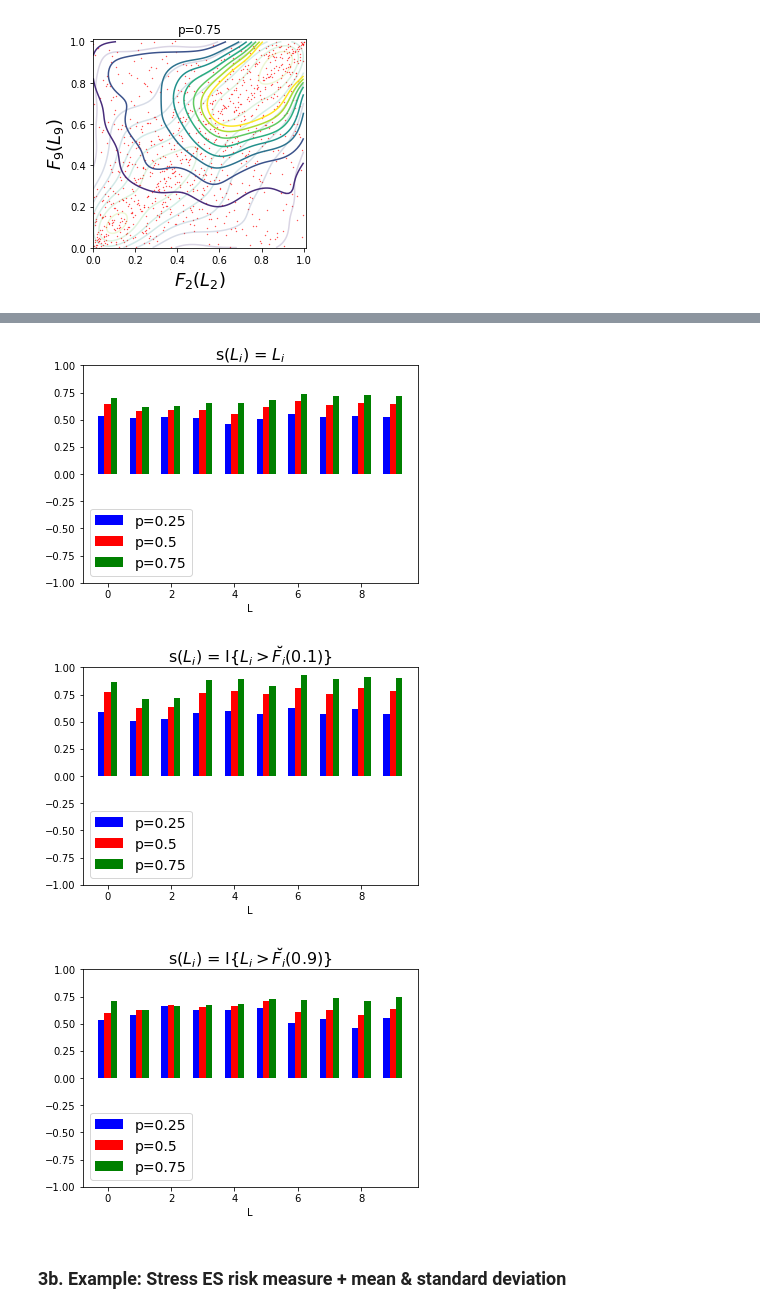
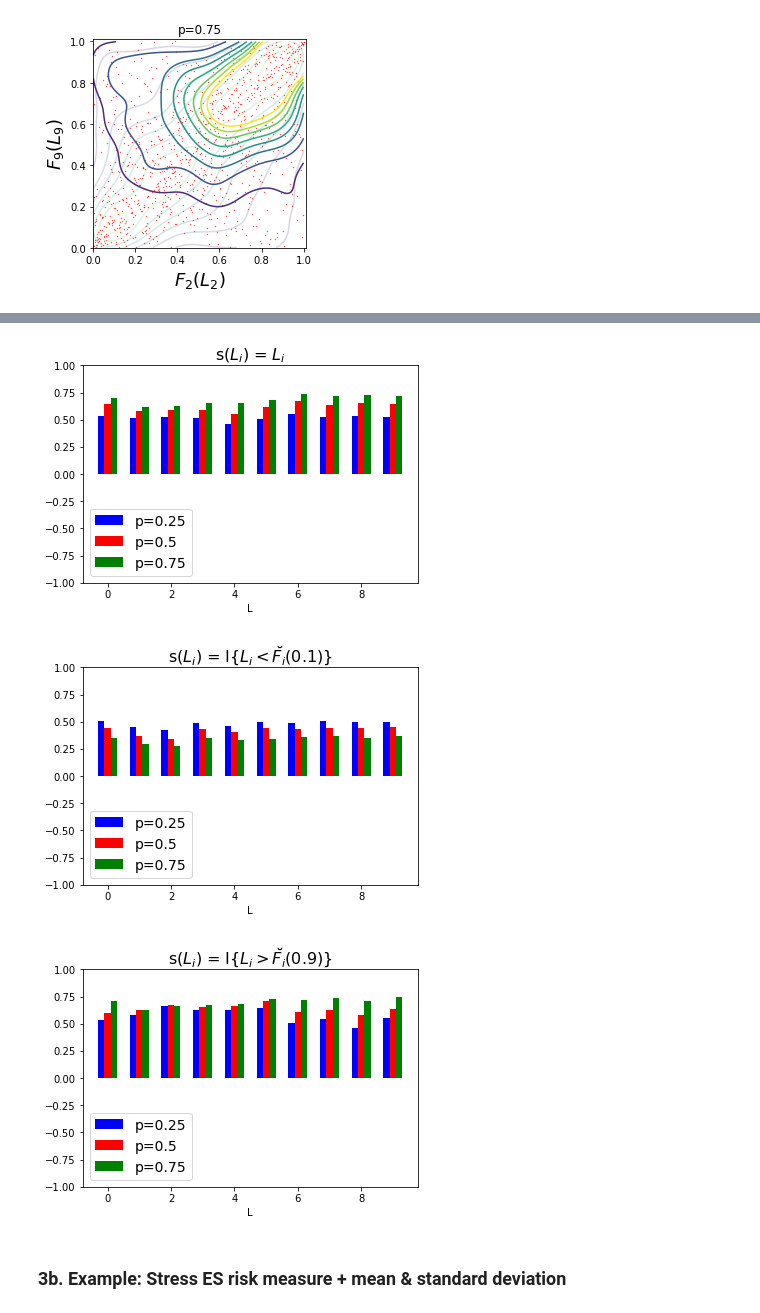
Before and after one commit to spesenti/SWIM-Wasserstein-py, a Jupyter notebook: Data/Example/W_Stress_example.ipynb, the cells around one changed output, grey strips where cells are left out. Saved outputs shown, nothing was run; the diff lists cells and outputs as text; code cells hidden in the pictures.

```diff
--- a/Data/Example/W_Stress_example.ipynb
+++ b/Data/Example/W_Stress_example.ipynb
@@ -274,36 +274,36 @@ colors = ['blue', 'red', 'green']
 for key in stressed_models:
     model = stressed_models[key]
 
     # Calculate sensitivity_measures
     S90 = np.zeros(10)
     S10 = np.zeros(10)
     for k in range(10):
         # Get s:R->R
         s90 = lambda x: x > gamma.ppf(0.9, a=5, loc=25, scale=0.2 * (k + 1))
-        s10 = lambda x: x > gamma.ppf(0.1, a=5, loc=25, scale=0.2 * (k + 1))
+        s10 = lambda x: x < gamma.ppf(0.1, a=5, loc=25, scale=0.2 * (k + 1))
         S90[k] = model.reverse_sensitivity_measure(s90, StressModel.data['x'][:, k])
         S10[k] = model.reverse_sensitivity_measure(s10, StressModel.data['x'][:, k])
     Ss = model.reverse_sensitivity_measure(lambda x: x, StressModel.data['x'])
 
     sensitivity_measures_s.append(Ss)
     sensitivity_measures_10.append(S10)
     sensitivity_measures_90.append(S90)
 
     labels.append(f'p={key}')
 
 # Plot sensitivities
 StressModel.plot_sensitivities(sensitivity_measures_s, labels=labels, colors=colors,
                            title=r's($L_i$) = $L_i$', save=False,
                            filename=folder + f'alpha-beta/data_alpha_{alpha}_beta_{beta}_10_sensitivity.pdf')
 StressModel.plot_sensitivities(sensitivity_measures_10, labels=labels, colors=colors,
-                           title=r's($L_i$) = I{$L_i > \breve{F_i}(0.1)$}', save=False,
+                           title=r's($L_i$) = I{$L_i < \breve{F_i}(0.1)$}', save=False,
                            filename=folder + f'alpha-beta/data_alpha_{alpha}_beta_{beta}_10_sensitivity_80.pdf')
 StressModel.plot_sensitivities(sensitivity_measures_90, labels=labels, colors=colors,
                            title=r's($L_i$) = I{$L_i > \breve{F_i}(0.9)$}', save=False,
                            filename=folder + f'alpha-beta/data_alpha_{alpha}_beta_{beta}_10_sensitivity_95.pdf')
 # %% [output]
 [figure]
-[figure, old version]
+[figure, new version]
 [figure]
 # %% [markdown]
 ### 3b. Example: Stress ES risk measure + mean & standard deviation
```
Also changed, not shown: parts of 4 cells of this notebook.
